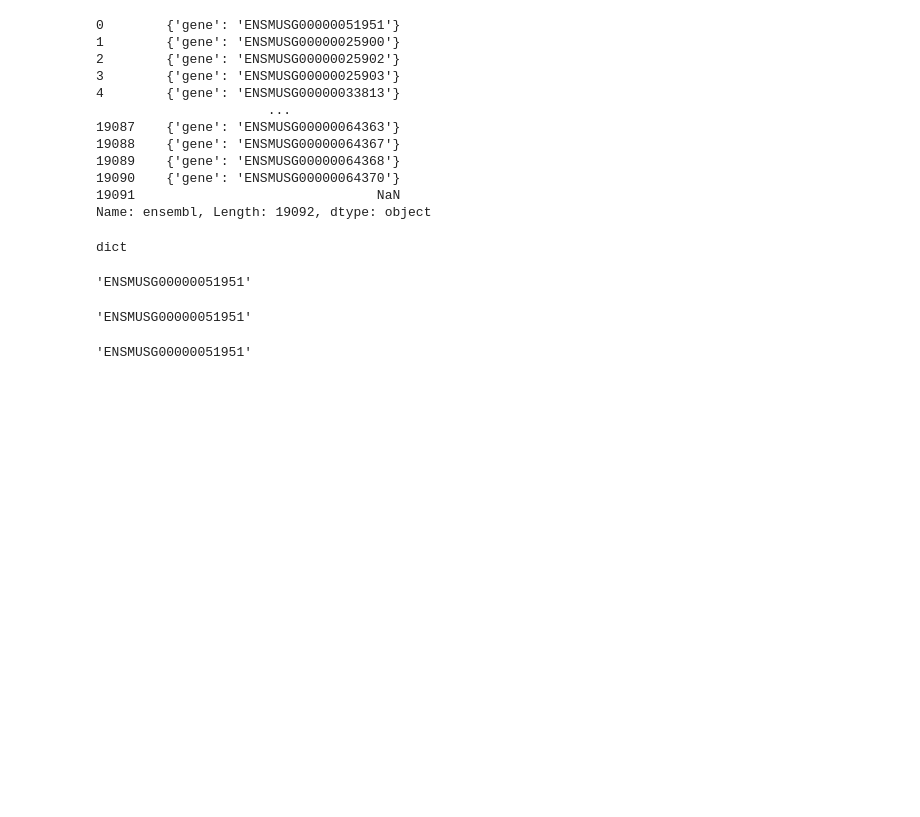
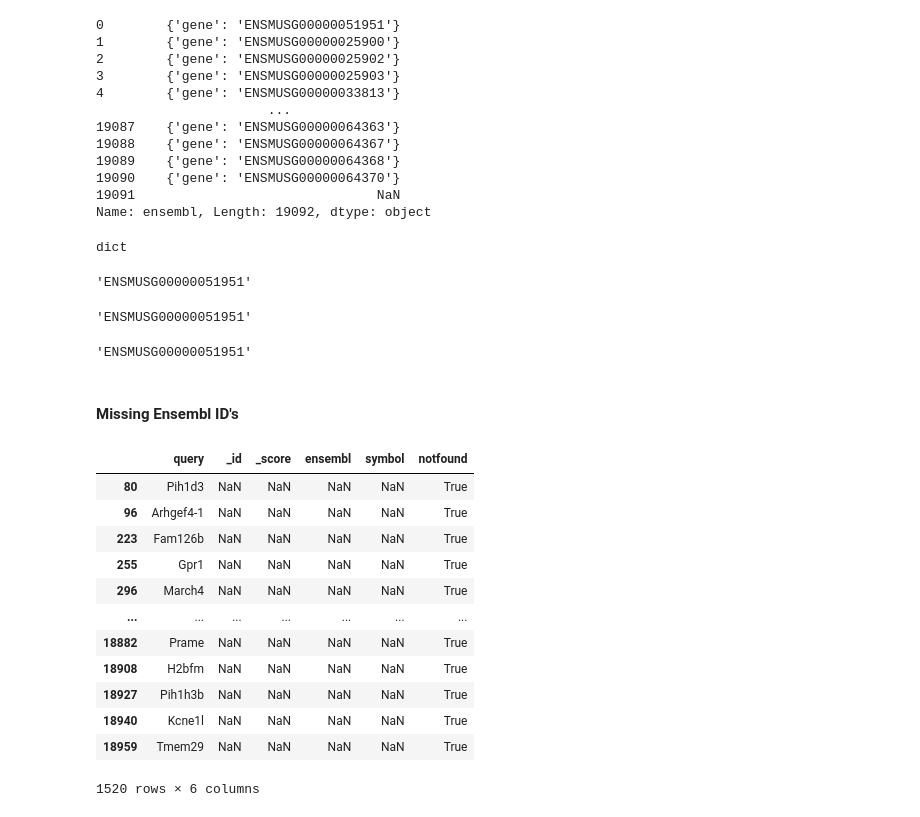
Before and after one commit to Li-Lab-COH/Spatial_CAR_T, a Jupyter notebook: CellTypeAnnotation/Annotating_Cells_testing.ipynb, the cells around one changed output. Cells and saved outputs as stored; diff of their text form; code cells hidden in the pictures; blank space fills up the shorter version.

```diff
--- a/CellTypeAnnotation/Annotating_Cells_testing.ipynb
+++ b/CellTypeAnnotation/Annotating_Cells_testing.ipynb
@@ -223,3 +447,12 @@ F07839_cellid_000102478-1  RTCyTAG72_Tu2   RTCyT72          2
+# %%
+def ensemble_to_gene_id(x):
+    # if x is None:
+    if pd.isna(x):
+        return np.nan
+    if isinstance(x, dict):
+        return x.get("gene", np.nan)
+
+    return type(x)
 # %%
 sdata.var['SYMBOL'] = sdata.var_names
 # %%
@@ -365,3 +682,21 @@ map_df['ensembl'][0].get('gene')
 map_df['ensembl'][0]
 # %% [output]
 'ENSMUSG00000051951'
+# %% [markdown]
+#### Missing Ensembl ID's
+# %%
+map_df[map_df['notfound'] == True]
+# %% [output]
+|  | query | _id | _score | ensembl | symbol | notfound |
+| 80 | Pih1d3 | NaN | NaN | NaN | NaN | True |
+| 96 | Arhgef4-1 | NaN | NaN | NaN | NaN | True |
+| 223 | Fam126b | NaN | NaN | NaN | NaN | True |
+| 255 | Gpr1 | NaN | NaN | NaN | NaN | True |
+| 296 | March4 | NaN | NaN | NaN | NaN | True |
+| ... | ... | ... | ... | ... | ... | ... |
+| 18882 | Prame | NaN | NaN | NaN | NaN | True |
+| 18908 | H2bfm | NaN | NaN | NaN | NaN | True |
+| 18927 | Pih1h3b | NaN | NaN | NaN | NaN | True |
+| 18940 | Kcne1l | NaN | NaN | NaN | NaN | True |
+| 18959 | Tmem29 | NaN | NaN | NaN | NaN | True |
+1520 rows × 6 columns
```
Also changed, not shown: parts of 79 cells of this notebook, 1 other file.
